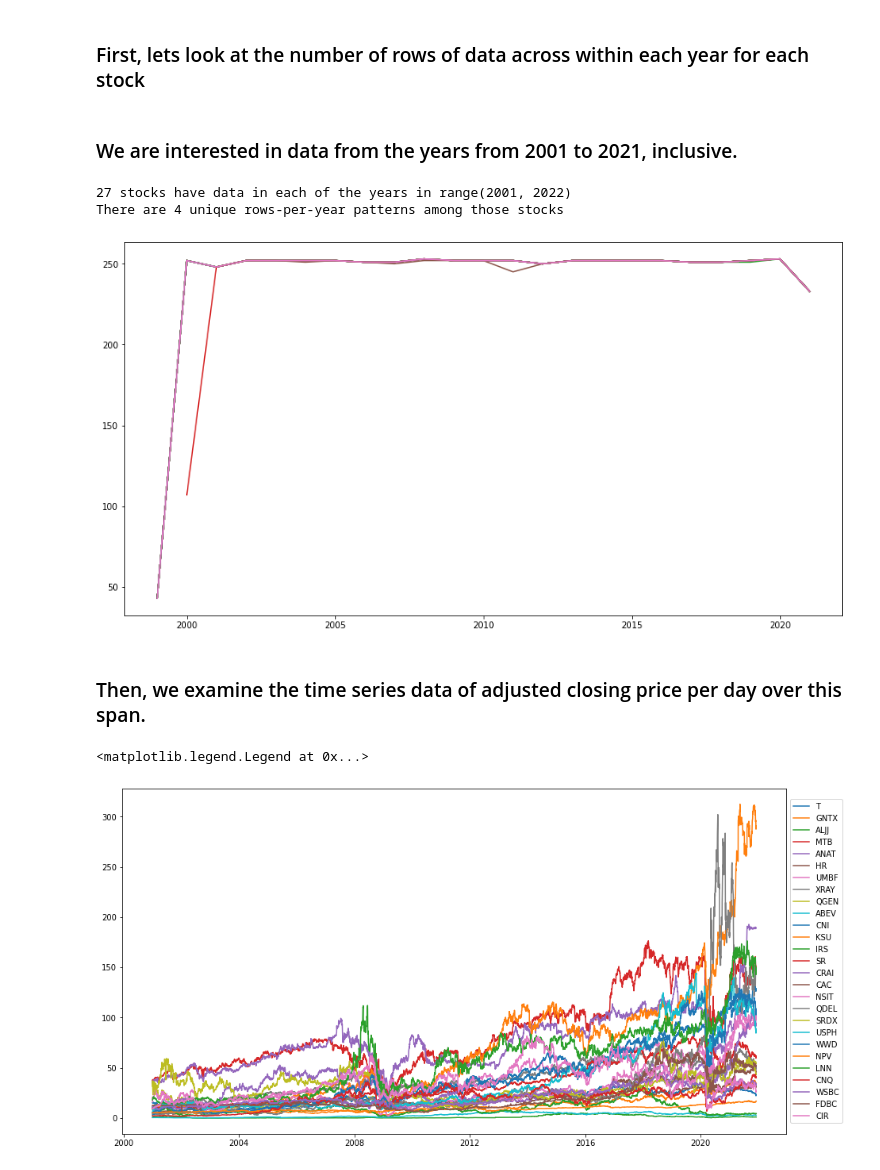
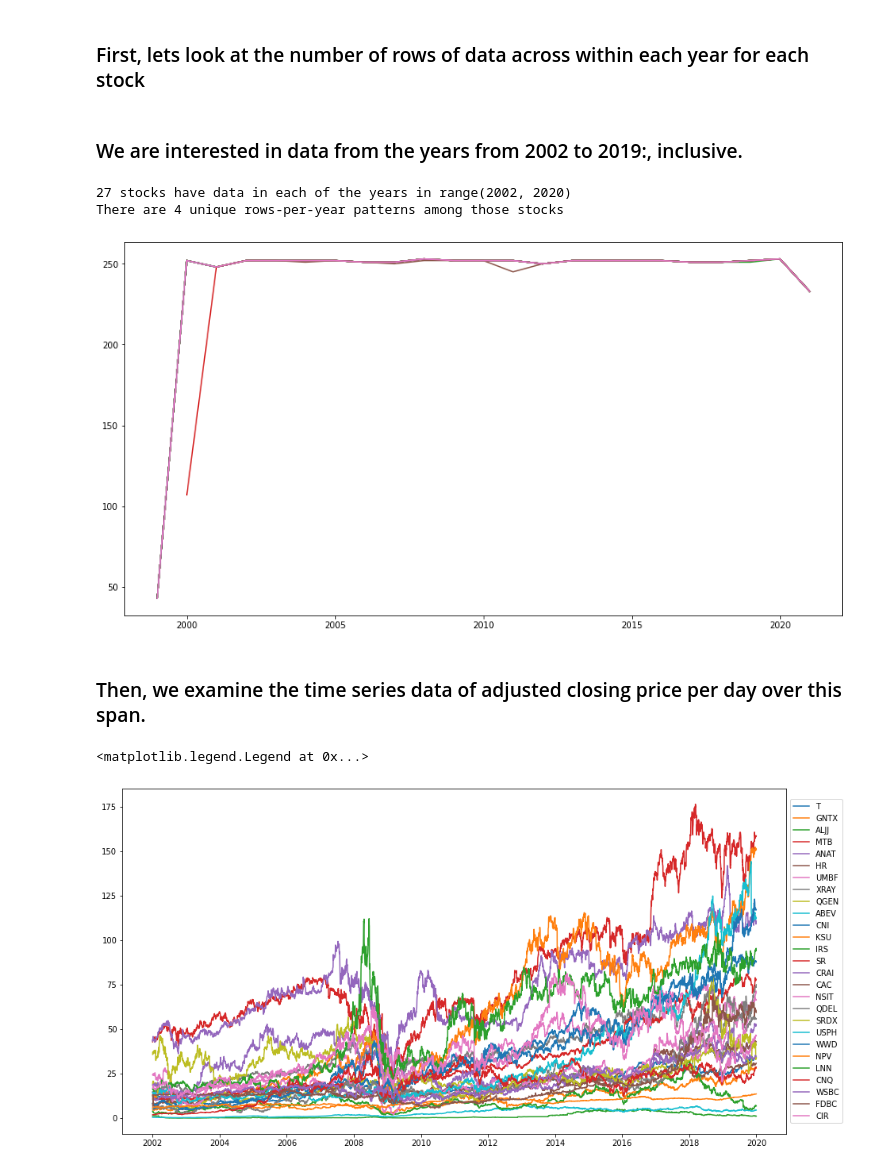
Before and after one commit to stevegbrooks/big-portfolio-learner, a Jupyter notebook: big_portfolio_learner.ipynb, the cells around one changed output. Cells and saved outputs as stored; diff of their text form; code cells hidden in the pictures.

Commit message:
changed analysis years to 2002 to 2019 inclusive

```diff
--- a/big_portfolio_learner.ipynb
+++ b/big_portfolio_learner.ipynb
@@ -70,9 +86,9 @@ for data_file in stock_data_files:
   stock_data = add_year_col(stock_data, "timestamp")
   rows_per_year[data_file] = dict(stock_data.groupby(by = 'year').size())
 # %% [markdown]
-### We are interested in data from the years from 2001 to 2021, inclusive.
+### We are interested in data from the years from 2002 to 2019:, inclusive.
 # %%
-analysis_years = range(2001, 2022)
+analysis_years = range(2002, 2020)
 # %%
 from matplotlib import rcParams
 rcParams['figure.figsize'] = 15, 8
@@ -93,7 +109,7 @@ for i, (key, rows_dict) in enumerate(rows_per_year.items()):
 print(len(stocks_with_all_analysis_yrs), "stocks have data in each of the years in", analysis_years)
 print("There are", count_unique, "unique rows-per-year patterns among those stocks")
 # %% [output]
-27 stocks have data in each of the years in range(2001, 2022)
+27 stocks have data in each of the years in range(2002, 2020)
 There are 4 unique rows-per-year patterns among those stocks
 [figure]
 # %% [markdown]
@@ -101,10 +117,11 @@ There are 4 unique rows-per-year patterns among those stocks
 # %%
 for i, data_file in enumerate(stocks_with_all_analysis_yrs):
   stock_data = pd.read_csv(os.path.join(in_dir, data_file))
   stock_data = add_year_col(stock_data, "timestamp")
-  stock_data = stock_data.loc[stock_data.year >= analysis_years[0]]
+  stock_data = stock_data[stock_data.year.isin(analysis_years)]
+  stock_data.reset_index(inplace = True)
   plt.plot(stock_data.timestamp_as_dt, stock_data.adjusted_close, label = stock_data.symbol[0])
 plt.legend(loc='center left', bbox_to_anchor=(1, 0.5))
 # %% [output]
 <matplotlib.legend.Legend at 0x...>
-[figure, old version]
+[figure, new version]
```
Also changed, not shown: parts of 4 cells of this notebook.
